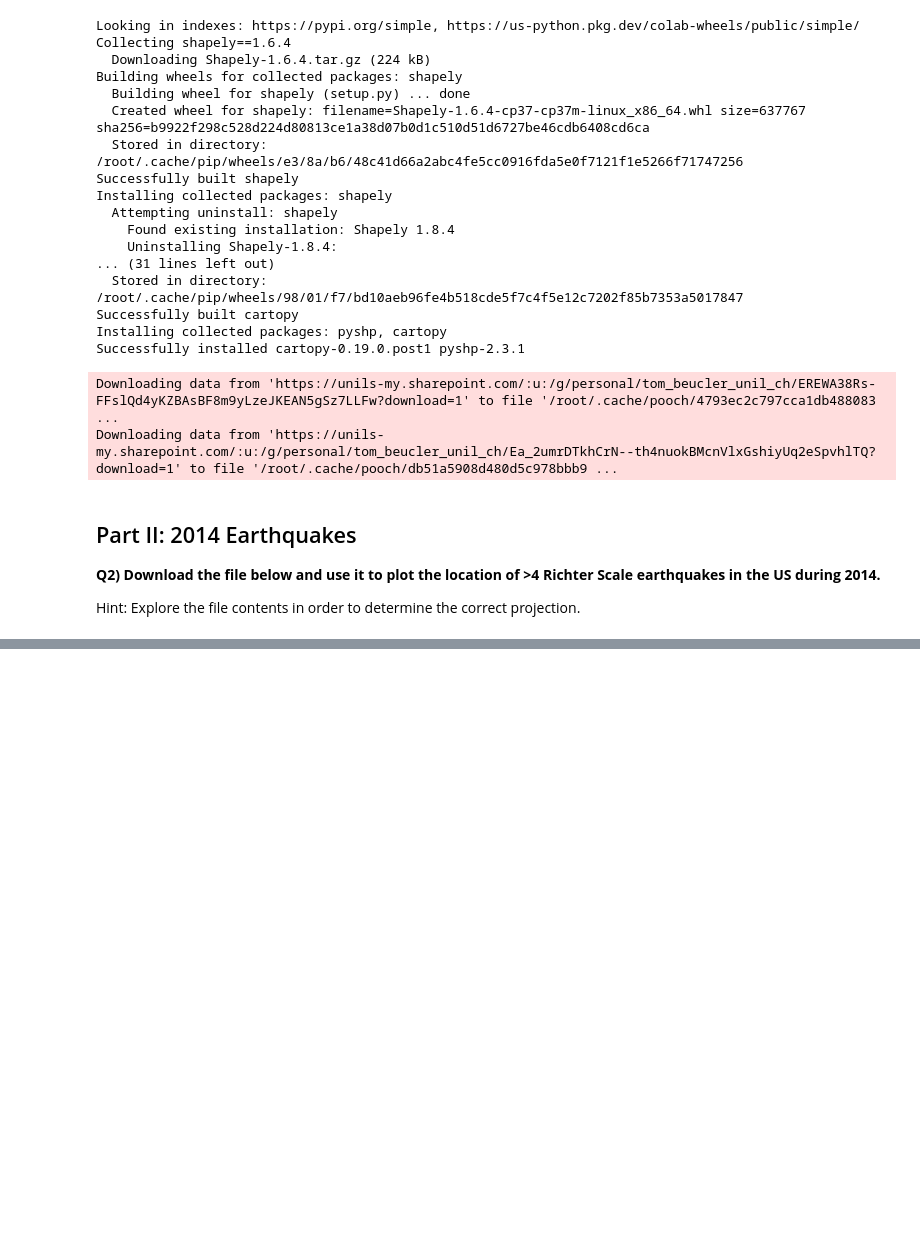
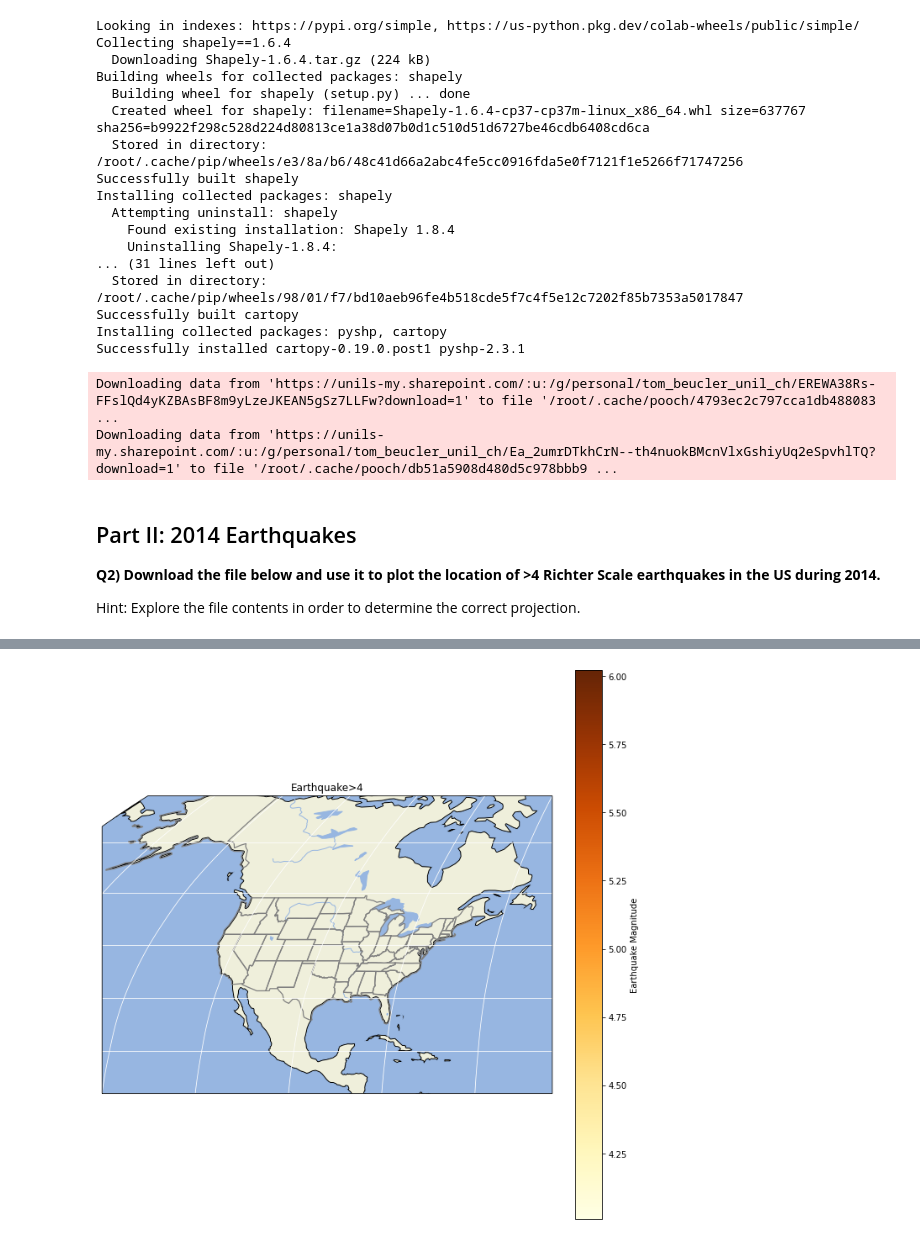
Before and after one commit to MaxHenk/2022_Intro_Python, a Jupyter notebook: Exercises/W2_S2.ipynb, the cells around one changed output, grey strips where cells are left out. Drawn from its saved outputs; the diff is of its cells as text; code cells hidden in the pictures; blank space fills up the shorter version.

```diff
--- a/Exercises/W2_S2.ipynb
+++ b/Exercises/W2_S2.ipynb
@@ -275,3 +279,19 @@ usgs_2014_large = usgs_2014_nonan[usgs_2014_nonan['mag']>4]
+# %%
+fig,ax = plt.subplots(1,1,figsize=(12, 12),subplot_kw={'projection': ccrs.Robinson()})
+ax.set_extent([-140, -60, 12,70], ccrs.PlateCarree())
+ax.add_feature(cartopy.feature.LAND, edgecolor='black',linewidths= 3)
+ax.add_feature(cartopy.feature.OCEAN)
+ax.add_feature(cartopy.feature.RIVERS)
+ax.add_feature(cartopy.feature.LAKES)
+ax.add_feature(cartopy.feature.STATES,edgecolor='gray',linewidth=1.25)
+ax.gridlines(color='white')
+
+earthscatter = ax.scatter(usgs_2014_large['longitude'], usgs_2014_large['latitude'], s=62, c=usgs_2014_large['mag'], marker= 'o',cmap='YlOrBr',edgecolors='black')
+plt.colorbar(earthscatter,ax=ax,fraction=0.16,pad=0.04,label='Earthquake Magnitude')
+ax.set_title('Earthquake>4')
+plt.show()
+# %% [output]
+[figure, added]
 # %%
 fig,ax = plt.subplots(1,1,figsize=(12, 12),subplot_kw={'projection': ccrs.Robinson()})
 # The rest doesn't change:
```
Also changed, not shown: parts of 3 cells of this notebook.
